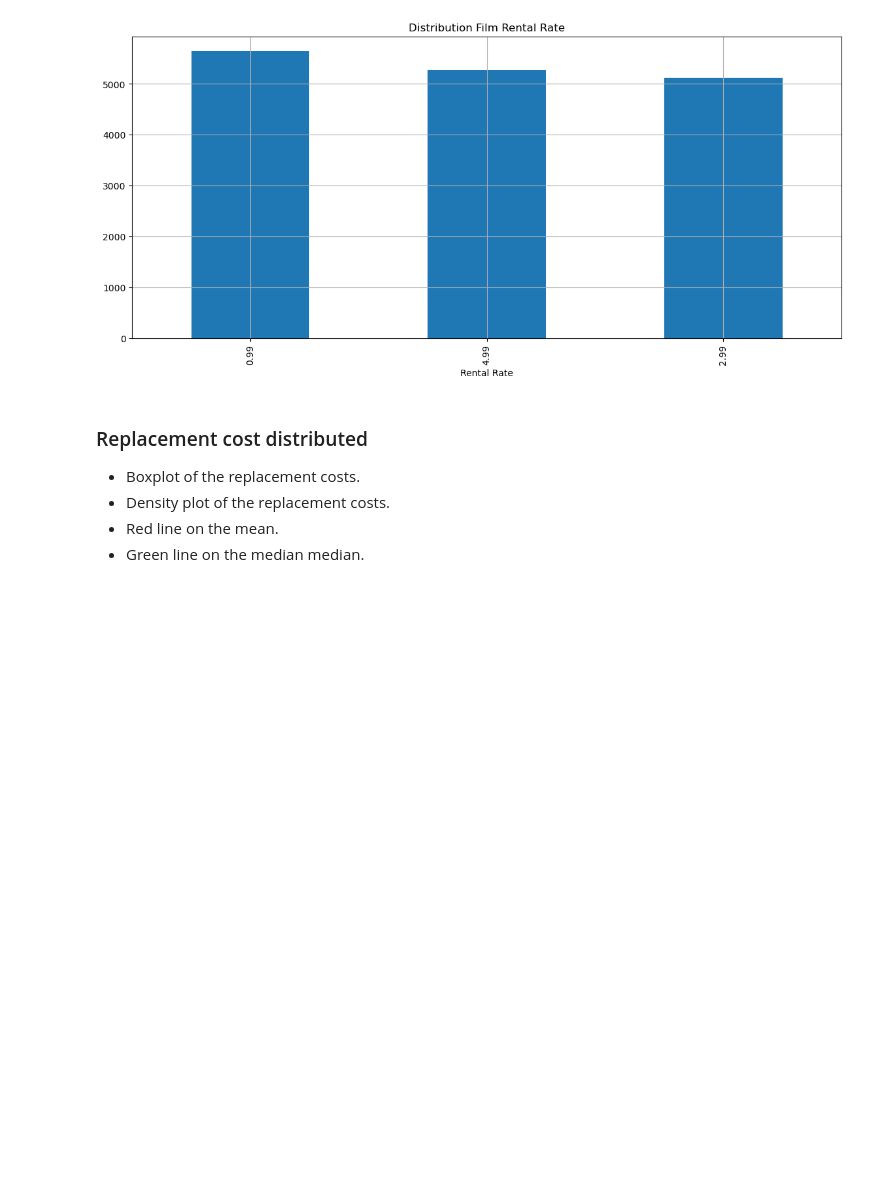
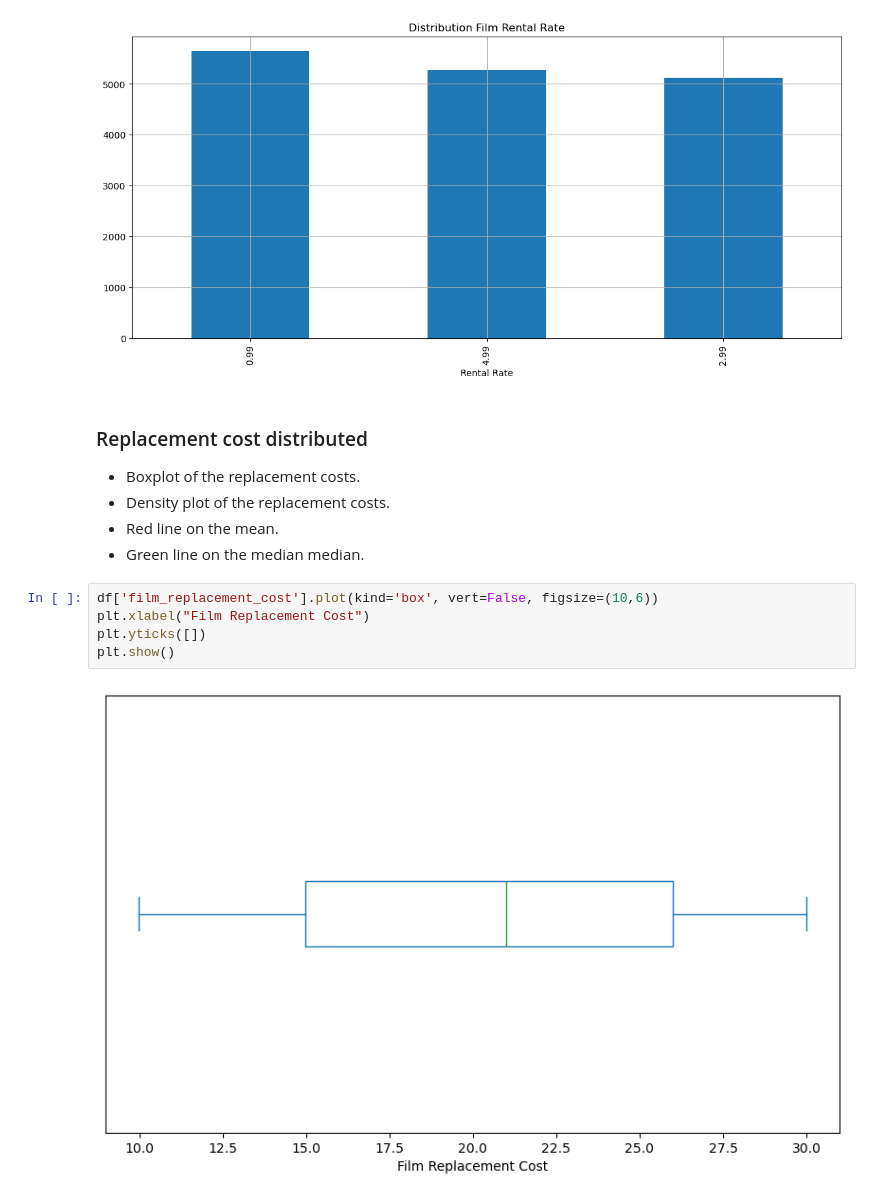
Before and after one commit to luroel/sakiladb, a Jupyter notebook: main_sakila_db.ipynb, the cells around one changed output. Drawn from its saved outputs; the diff is of its cells as text; blank space fills up the shorter version.

Commit message:
film_replacement_cost distribución

```diff
--- a/main_sakila_db.ipynb
+++ b/main_sakila_db.ipynb
@@ -113,3 +113,10 @@ plt.show()
 - Density plot of the replacement costs.
 - Red line on the mean.
 - Green line on the median median.
+# %%
+df['film_replacement_cost'].plot(kind='box', vert=False, figsize=(10,6))
+plt.xlabel("Film Replacement Cost")
+plt.yticks([])
+plt.show()
+# %% [output]
+[figure, added]
```
Also changed, not shown: parts of 3 cells of this notebook.
